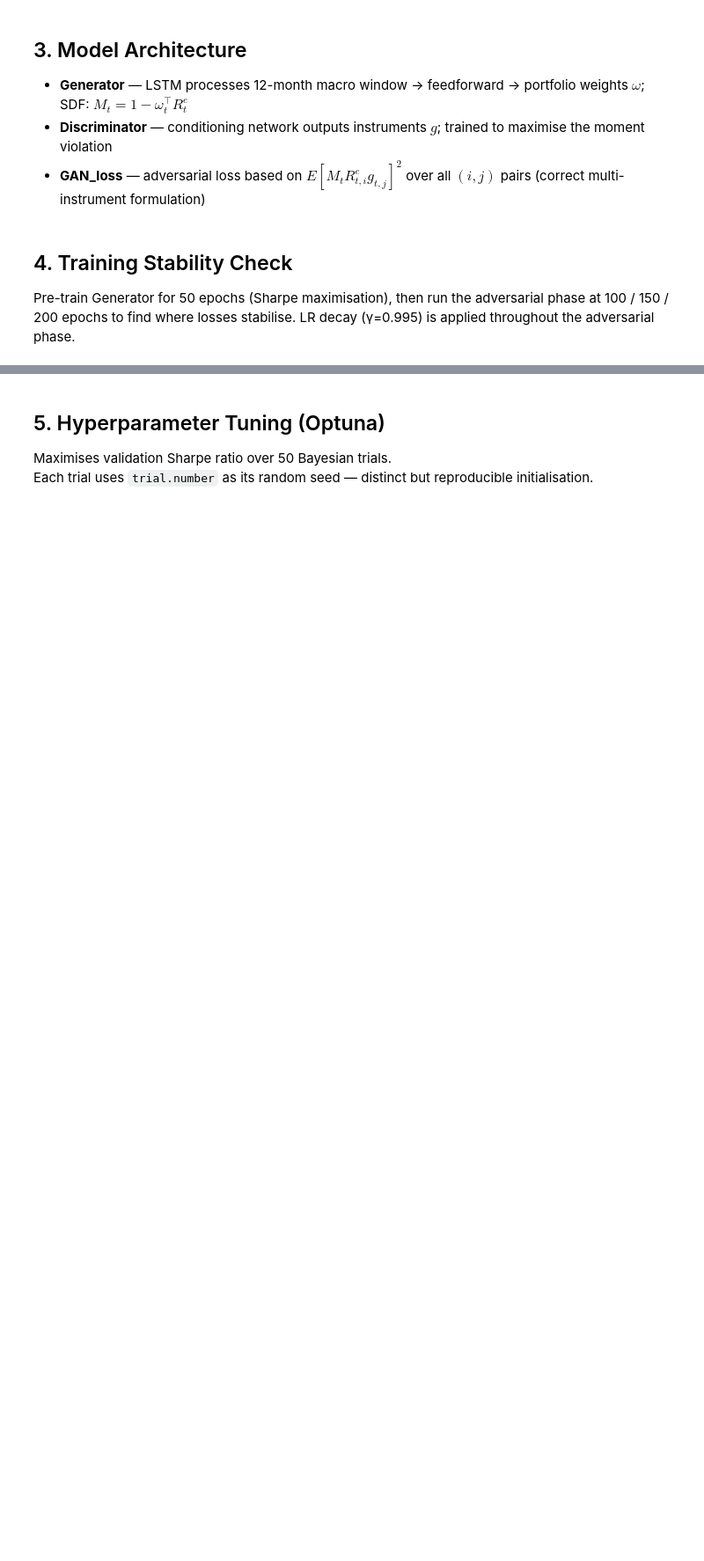
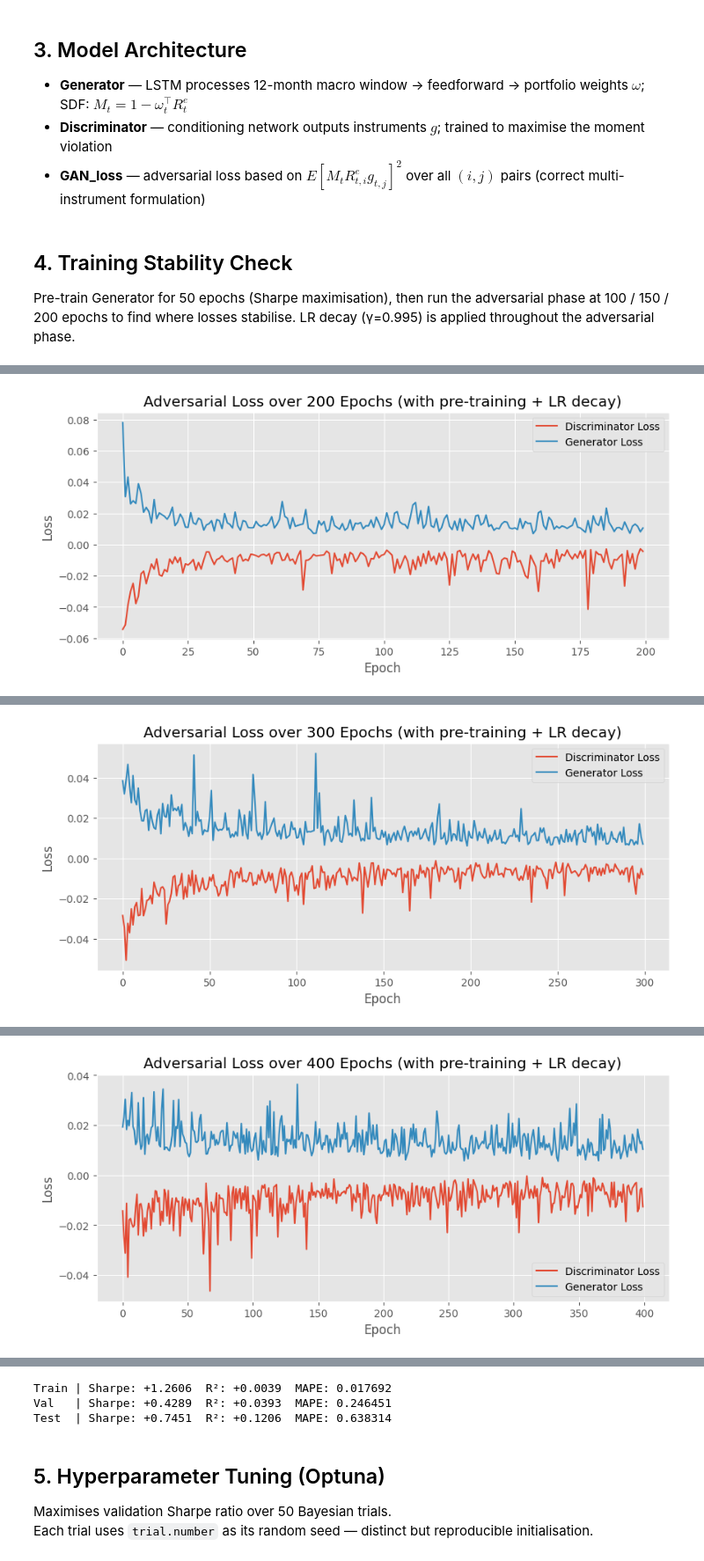
Before and after one commit to anunknownpleasure/Pricing-assets-with-deep-learning, a Jupyter notebook: Asset_pricing.ipynb, the cells around one changed output, grey strips where cells are left out. Shown at 88% size. Cells and saved outputs as stored; diff of their text form; code cells hidden in the pictures; blank space fills up the shorter version.

Commit message:
Ran the training/testing

```diff
--- a/Asset_pricing.ipynb
+++ b/Asset_pricing.ipynb
@@ -81,15 +92,16 @@ macro_dim  = dims['macro_dim']
 ff_dim     = dims['ff_dim']
 num_assets = dims['num_assets']
 
-hidden_dim        = 16
-lstm_layers       = 4
-hidden_layer      = 32
-d_lstm_hidden_dim = 16
-d_lstm_layers     = 1
+
+hidden_dim        = 32
+lstm_layers       = 3
+hidden_layer      = 64
+d_lstm_hidden_dim = 32
+d_lstm_layers     = 2
 d_lr = 1e-4
 g_lr = 1e-4
 
-for epochs in [100, 150, 200]:
+for epochs in [200, 300, 400, 500, 600]:
     generator     = Generator(macro_dim, ff_dim, hidden_dim, lstm_layers, num_assets)
     discriminator = Discriminator(macro_dim, ff_dim, num_assets, hidden_layer,
                                   d_lstm_hidden_dim=d_lstm_hidden_dim, d_lstm_layers=d_lstm_layers)
@@ -112,3 +124,4 @@ for epochs in [100, 150, 200]:
         print(f"{split_name:5s} | Sharpe: {res['sharpe_ratio']:+.4f}  "
               f"R²: {res['cross_sectional_r2']:+.4f}  "
               f"MAPE: {res['mean_abs_pricing_error']:.6f}")
+# %% [output]
@@ -114,0 +140 @@ for epochs in [100, 150, 200]:
+[figure, added]
@@ -114,0 +159 @@ for epochs in [100, 150, 200]:
+[figure, added]
@@ -114,0 +180 @@ for epochs in [100, 150, 200]:
+[figure, added]
@@ -115,3 +217,6 @@ for epochs in [100, 150, 200]:
+Train | Sharpe: +1.2606  R²: +0.0039  MAPE: 0.017692
+Val   | Sharpe: +0.4289  R²: +0.0393  MAPE: 0.246451
+Test  | Sharpe: +0.7451  R²: +0.1206  MAPE: 0.638314
 # %% [markdown]
 ## 5. Hyperparameter Tuning (Optuna)
 
```
Also changed, not shown: parts of 14 cells of this notebook.
